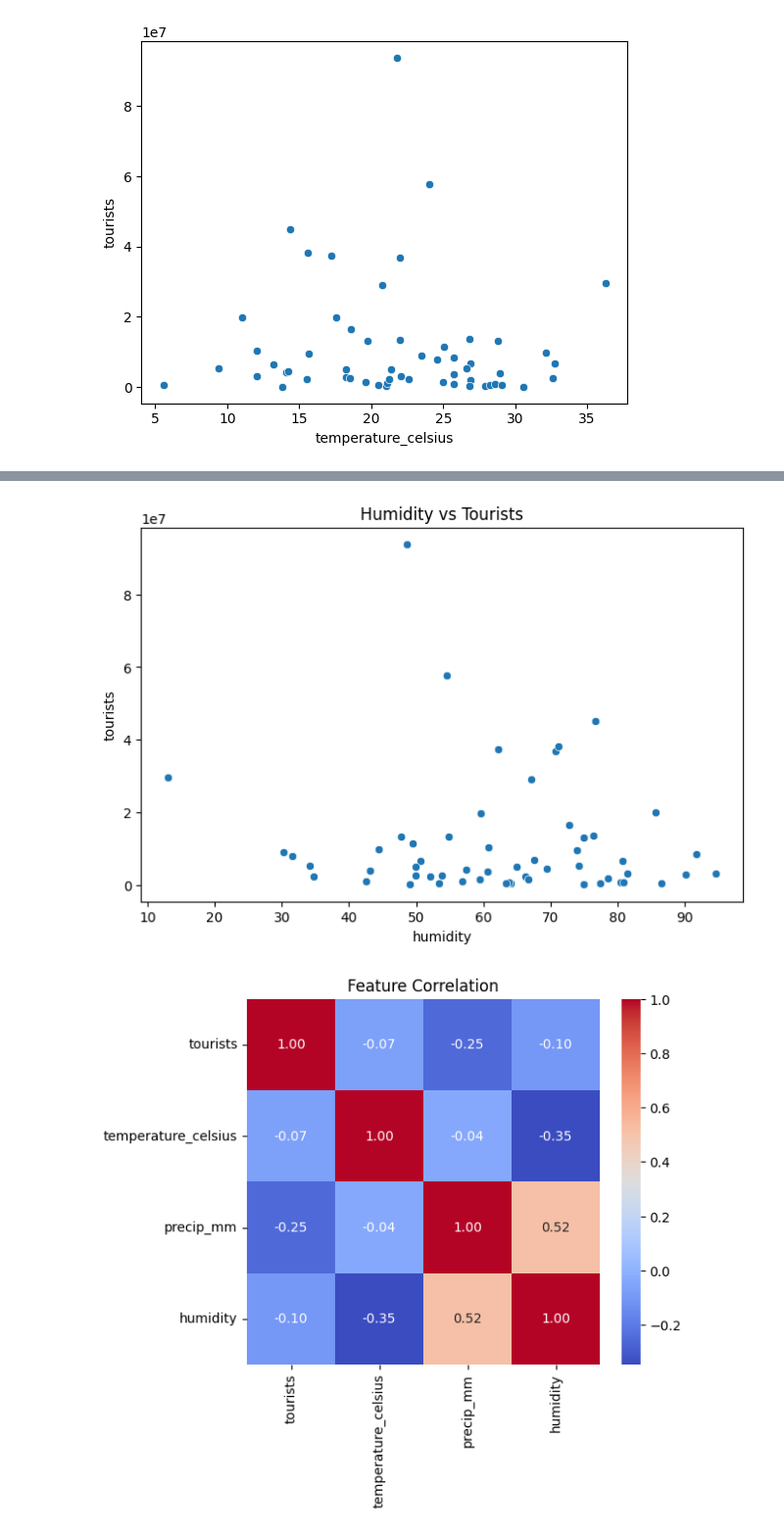
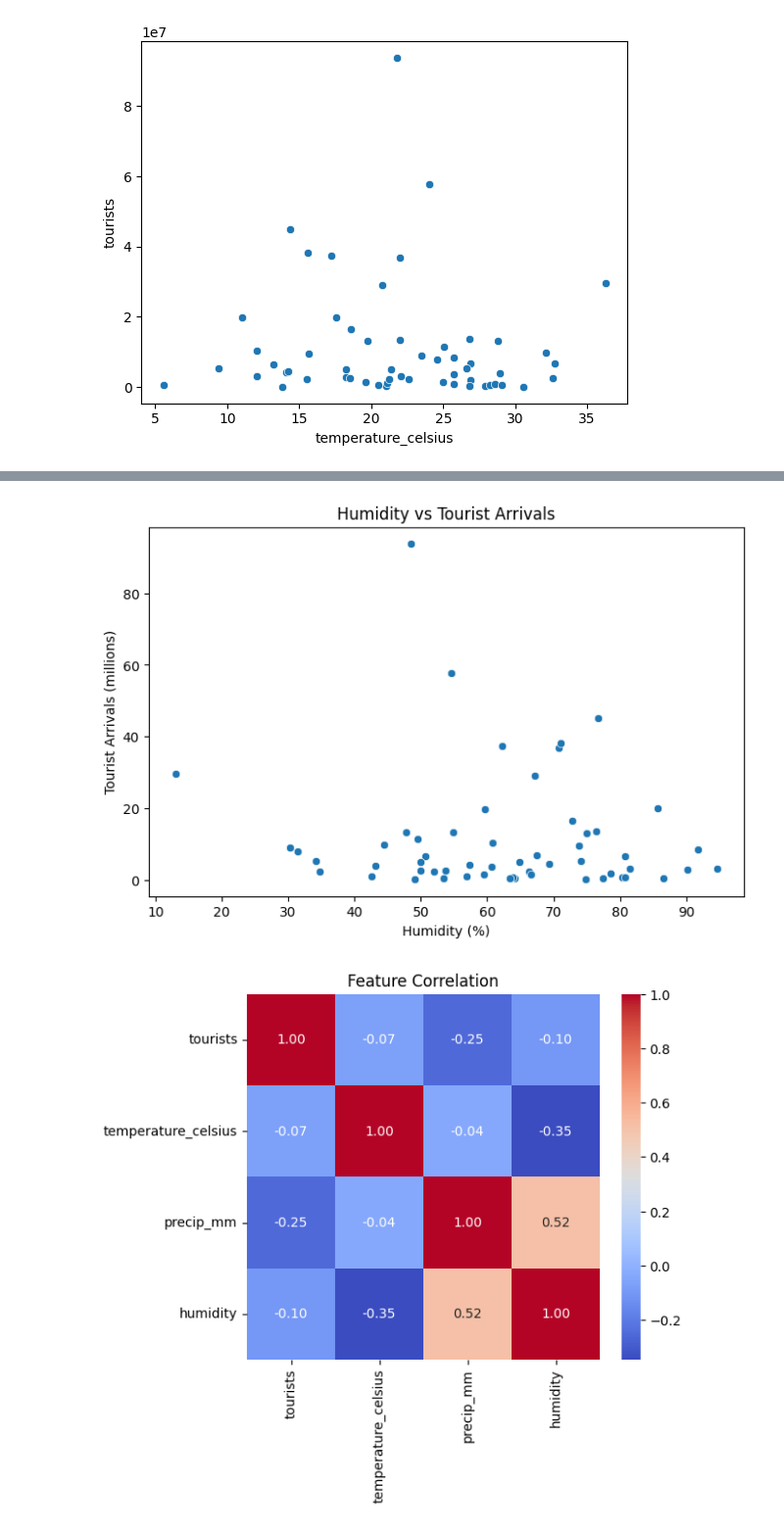
Before and after one commit to 2005yoheiUBC/tourist-demand-prediction, a Jupyter notebook: notebooks/travel_analysis.ipynb, the cells around one changed output, grey strips where cells are left out. Shown at 98% size. Saved outputs shown, nothing was run; the diff lists cells and outputs as text; code cells hidden in the pictures.

```diff
--- a/notebooks/travel_analysis.ipynb
+++ b/notebooks/travel_analysis.ipynb
@@ -244,11 +256,12 @@ plt.show()
 # %%
-#tourists vs humidity
-plt.figure(figsize = (8,5))
-sns.scatterplot(data = df, x = "humidity", y = "tourists")
-plt.title("Humidity vs Tourists")
+plt.figure(figsize=(8, 5))
+sns.scatterplot(data=df, x="humidity", y=df["tourists"] / 1e6)
+plt.title("Humidity vs Tourist Arrivals")
+plt.xlabel("Humidity (%)")
+plt.ylabel("Tourist Arrivals (millions)")
 plt.show()
 # %% [output]
-[figure, old version]
+[figure, new version]
 # %%
 import seaborn as sns
 
```
Also changed, not shown: parts of 20 cells of this notebook.
